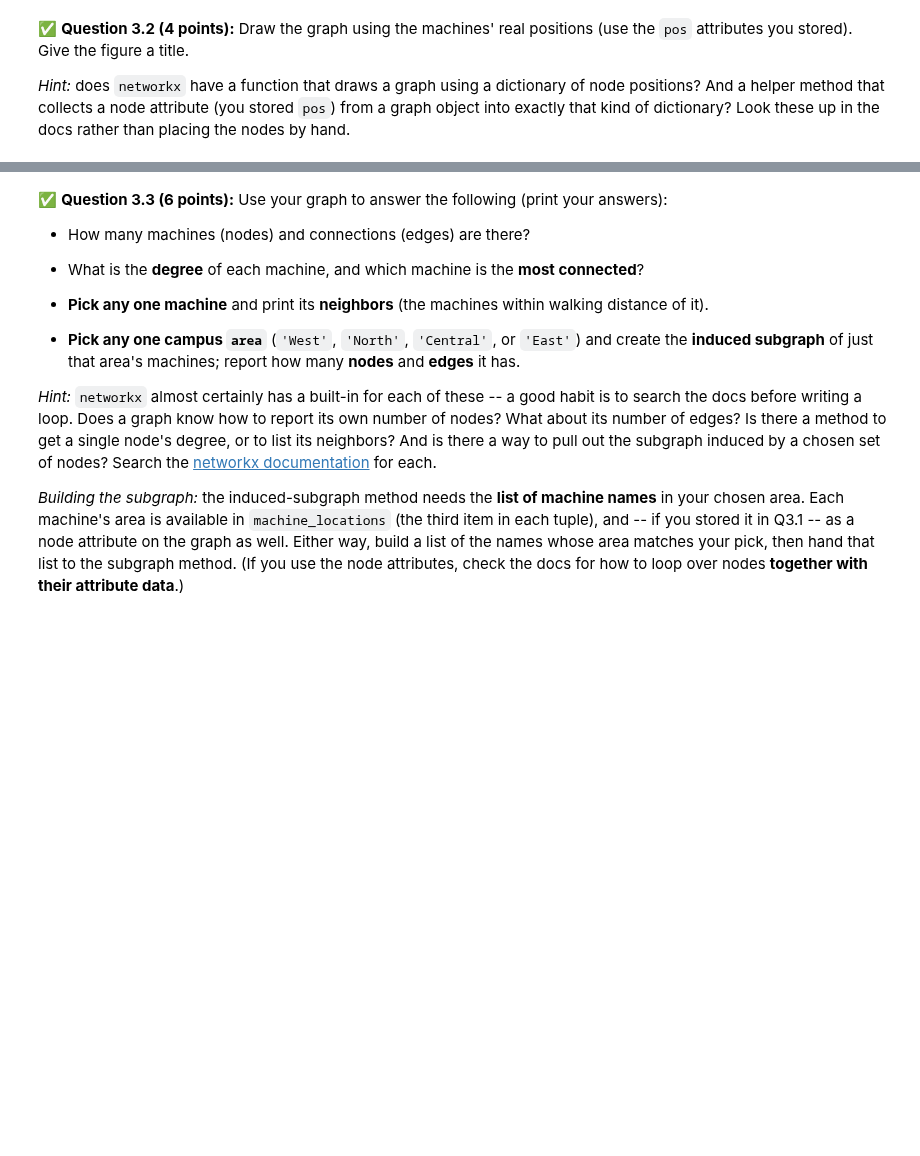
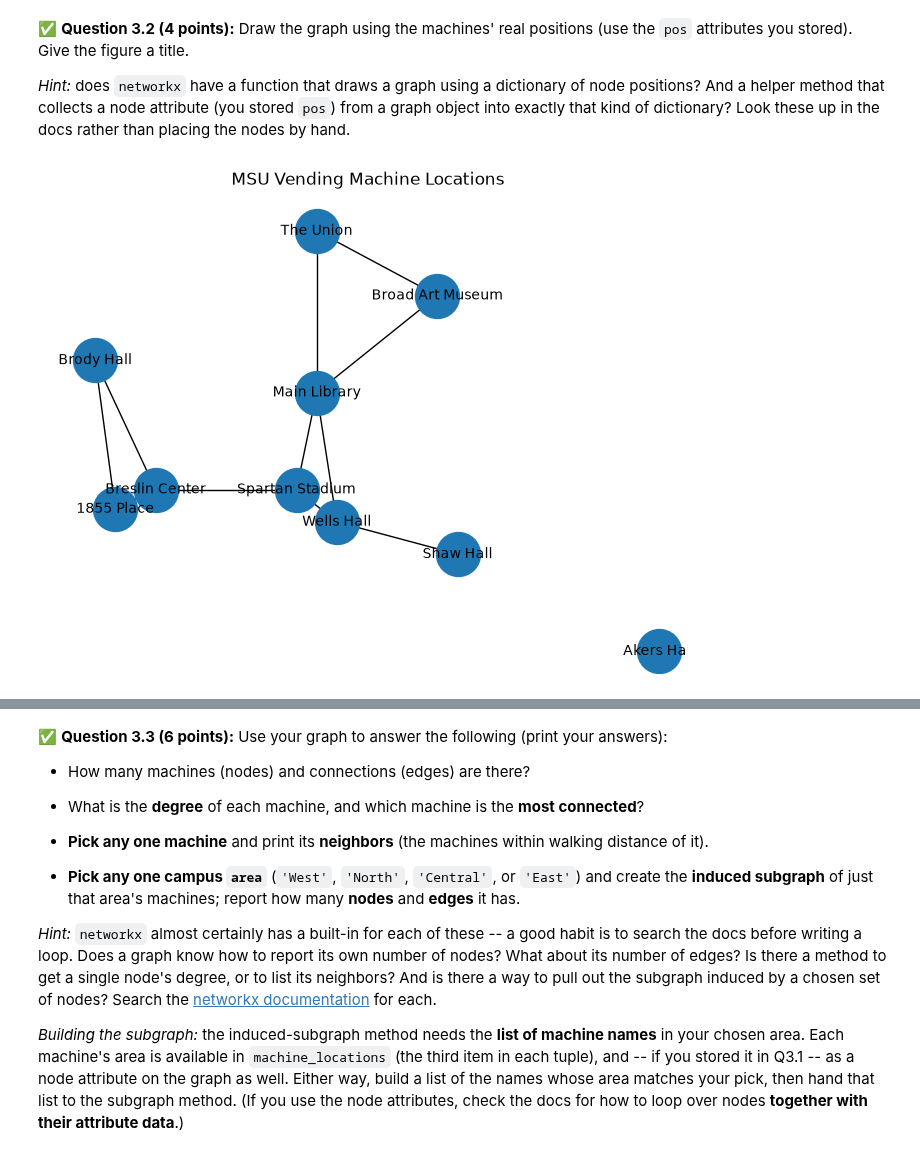
Before and after one commit to andiehart/CMSE202-f26-turnin, a Jupyter notebook: hw2/HW02-ABMandGraphTheory-STUDENT.ipynb, the cells around one changed output, grey strips where cells are left out. Cells and saved outputs as stored; diff of their text form; code cells hidden in the pictures; blank space fills up the shorter version.

```diff
--- a/hw2/HW02-ABMandGraphTheory-STUDENT.ipynb
+++ b/hw2/HW02-ABMandGraphTheory-STUDENT.ipynb
@@ -562,0 +567,20 @@ Print the number of nodes and edges.
+# %%
+import networkx as nx
+
+G = nx.Graph()
+
+for name in machine_locations:
+    x, y, area = machine_locations[name]
+    G.add_node(name, pos = (x, y), area = area)
+
+for machine1 in machine_locations:
+    for machine2 in machine_locations:
+        if machine1 != machine2:
+            x1, y1, area1 = machine_locations[machine1]
+            x2, y2, area2 = machine_locations[machine2]
+            distance = math.hypot(x2 - x1, y2 - y1)
+            if distance <= 2.0:
+                G.add_edge(machine1, machine2)
+
+print('# nodes:', G.number_of_nodes())
+print('# edges:', G.number_of_edges())
@@ -575,3 +600,9 @@ attributes you stored). Give the figure a title.
+# %%
+nx.draw(G, pos = nx.get_node_attributes(G, 'pos'), with_labels = True, node_size = 1000, font_size = 10)
+plt.title('MSU Vending Machine Locations')
+plt.show()
+# %% [output]
+[figure, added]
 # %% [markdown]
 <!-- END QUESTION -->
 <!-- DO NOT MODIFY OR DELETE THIS CELL -->
```
Also changed, not shown: parts of 21 cells of this notebook, 1 other file.
